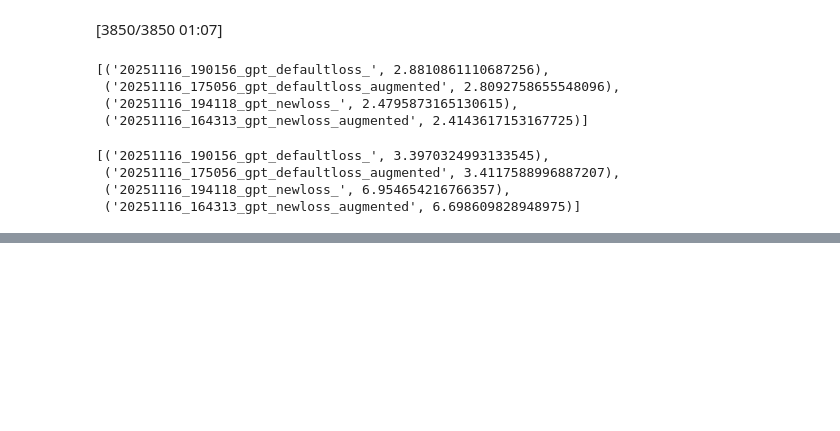
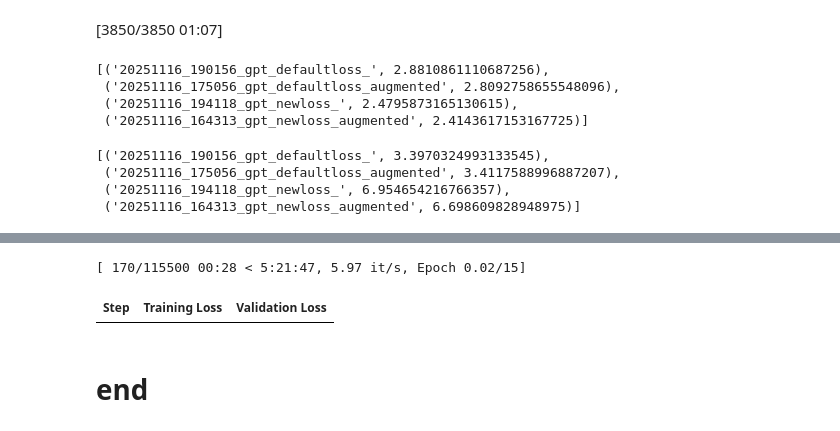
Before and after one commit to nnott3/KilterTransformer, a Jupyter notebook: notebooks/gpt_new.ipynb, the cells around one changed output, grey strips where cells are left out. Cells and saved outputs as stored; diff of their text form; code cells hidden in the pictures; blank space fills up the shorter version.

```diff
--- a/notebooks/gpt_new.ipynb
+++ b/notebooks/gpt_new.ipynb
@@ -2082,0 +2085,39 @@ Model loaded successfully with vocab_size=1932
+# %%
+from src.temp_gpt import KilterGPT, AugmentedRouteDataset
+
+class AugmentedRouteDataset(torch.utils.data.Dataset):
+    def __init__(self, dataset, tokenizer, num_augments=1):
+        self.ds = dataset
+        self.tokenizer = tokenizer
+        self.num_augments = num_augments
+        self.n = len(dataset)
+
+    def __len__(self):
+        return self.n * (self.num_augments + 1)  # originals + N augments
+
+    def __getitem__(self, idx):
+        base_idx = idx % self.n      # which real example in the base dataset
+        aug_idx  = idx // self.n     # which augmentation slot (0 = original)
+
+        example = self.ds[base_idx]
+        tokens = example["input_ids"]
+
+        if aug_idx > 0:  # 0 = original, others = augmented
+            eos_idx = tokens.index(self.tokenizer.eos_token_id) if self.tokenizer.eos_token_id in tokens else len(tokens)
+            prefix = tokens[:3]
+            holds = tokens[3:eos_idx]
+            tail = tokens[eos_idx:]
+
+            random.shuffle(holds)          # in-place
+            tokens = prefix + holds + tail
+
+
+        max_len = tokenizer.model_max_length
+
+        example["input_ids"] = tokens + [tokenizer.pad_token_id] * (max_len - len(tokens))
+        example["labels"] = tokens + [-100] * (max_len - len(tokens)) #ignore_index for padding
+        example["token_type_ids"] = [0] * max_len
+        example["attention_mask"] = [1] * len(tokens) + [0] * (max_len - len(tokens))
+
+
+        return example
@@ -2082,0 +2247,10 @@ Model loaded successfully with vocab_size=1932
+# %%
+augmented_dataset = AugmentedRouteDataset(datasets["train"], tokenizer, num_augments=1)
+trainer.train_dataset = augmented_dataset
+# trainer.train(resume_from_checkpoint=True)
+trainer.train()
+# %% [output]
+[ 170/115500 00:28 < 5:21:47, 5.97 it/s, Epoch 0.02/15]
+| Step | Training Loss | Validation Loss |
+# %% [markdown]
+# end
```
Also changed, not shown: parts of 6 cells of this notebook.
